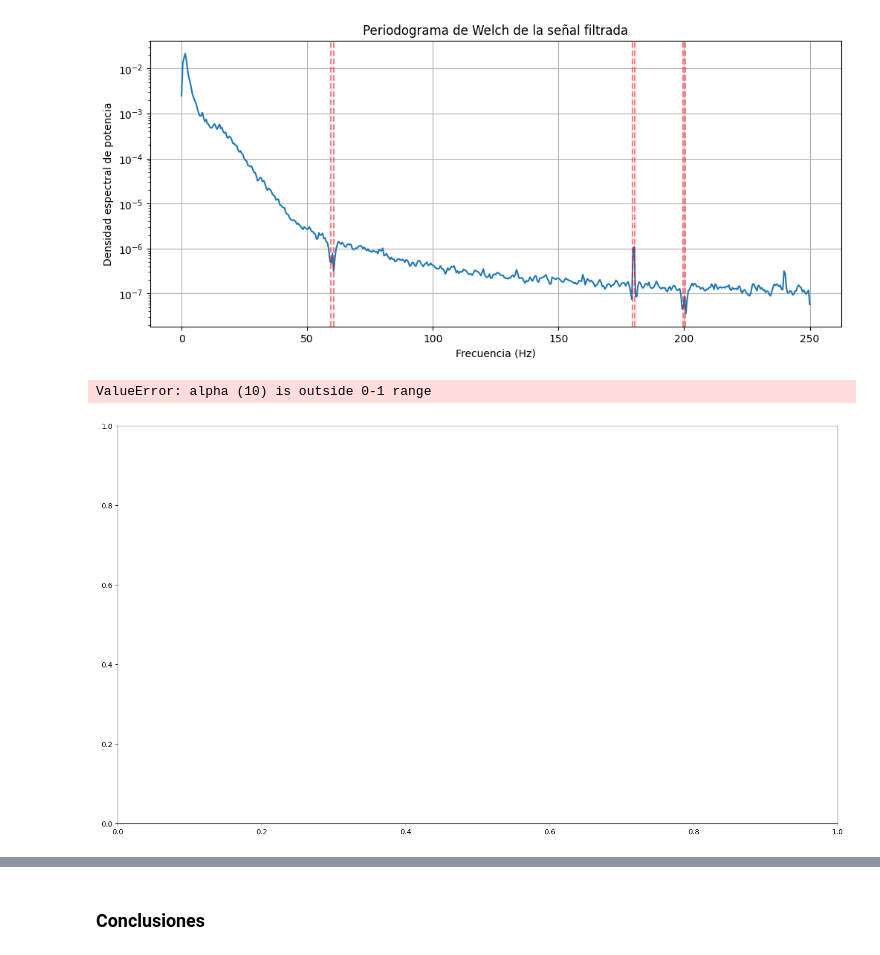
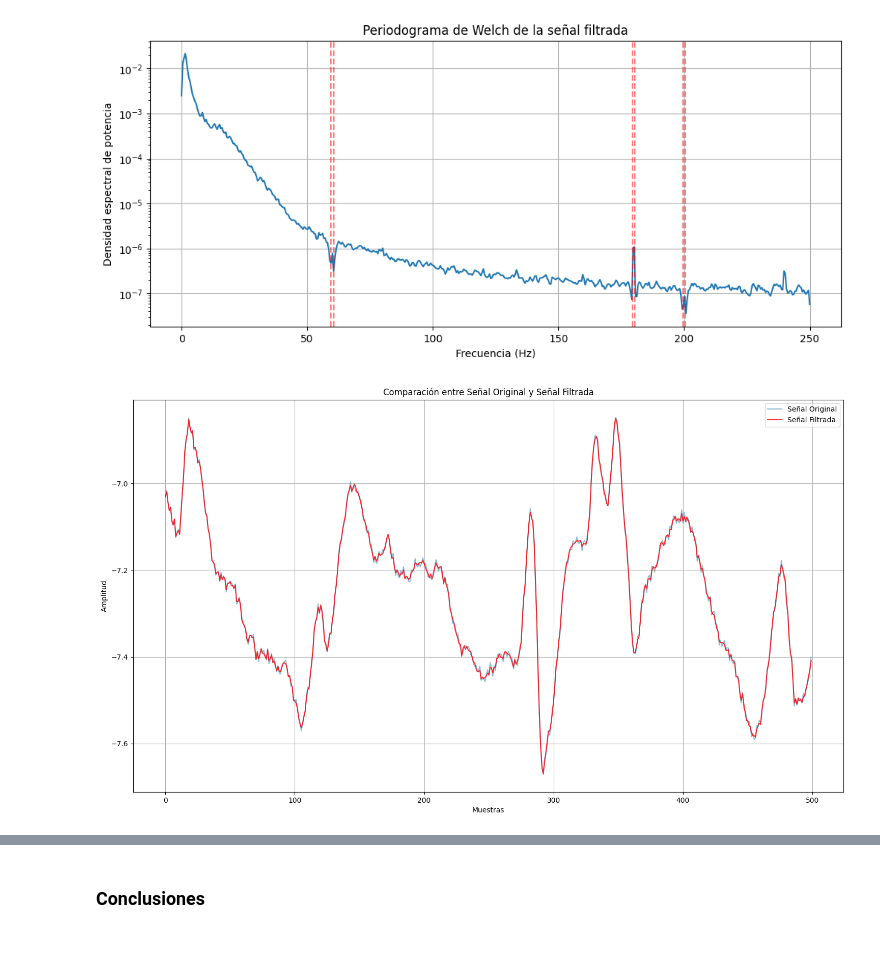
Before and after one commit to juandayo001/Biose-ales_20242, a Jupyter notebook: Practica6.ipynb, the cells around one changed output, grey strips where cells are left out. Cells and saved outputs as stored; diff of their text form; code cells hidden in the pictures.

```diff
--- a/Practica6.ipynb
+++ b/Practica6.ipynb
@@ -475,16 +475,24 @@ plt.show()
 [figure]
 [figure]
 # %%
-# Graficar señal original y filtrada en la misma figura
+import matplotlib.pyplot as plt
+
+#  señal original y filtrada en la misma figura
 plt.figure(figsize=(18, 10))
-plt.plot(canal_1[:500], label='Señal Original', alpha=10)
-plt.plot(filtered_signal[:500], label='Señal Filtrada', alpha=1, color ='r')
-plt.title('Comparación Señal Original vs Filtrada')
+
+# Graficar la señal original
+plt.plot(canal_1[:500], label='Señal Original', alpha=0.5)
+# Graficar la señal filtrada
+plt.plot(filtered_signal[:500], label='Señal Filtrada', alpha=0.8, color='r')
+
+# Títulos y etiquetas
+plt.title('Comparación entre Señal Original y Señal Filtrada')
 plt.xlabel('Muestras')
 plt.ylabel('Amplitud')
 plt.grid(True)
 plt.legend()
+
+# Mostrar gráfica
 plt.show()
 # %% [output]
-ValueError: alpha (10) is outside 0-1 range
-[figure, old version]
+[figure, new version]
```
Also changed, not shown: parts of 10 cells of this notebook.
